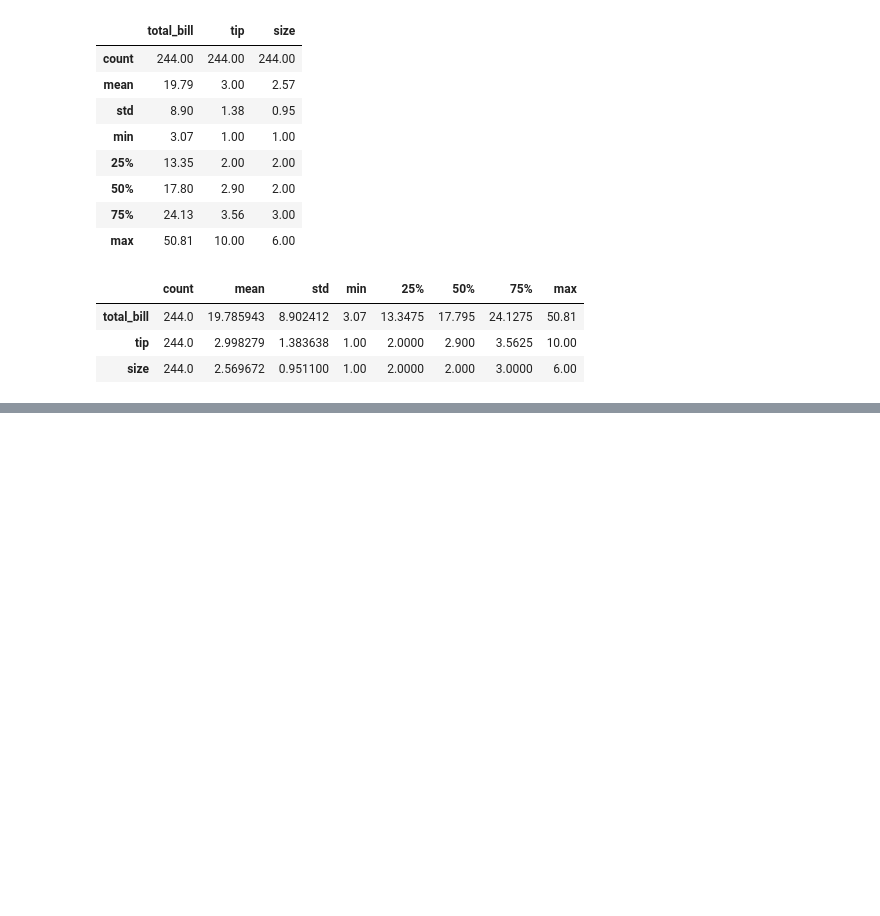
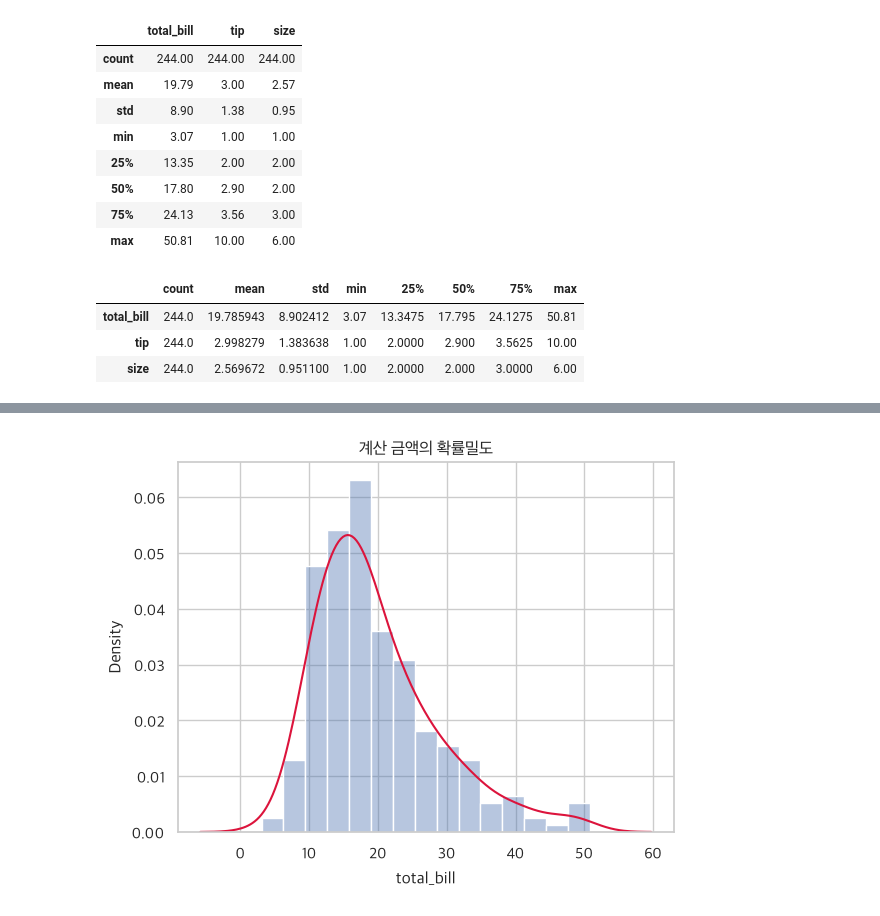
Before and after one commit to YoonTae98/machine_learning, a Jupyter notebook: 01.ipynb, the cells around one changed output, grey strips where cells are left out. Saved outputs shown, nothing was run; the diff lists cells and outputs as text; code cells hidden in the pictures; blank space fills up the shorter version.

```diff
--- a/01.ipynb
+++ b/01.ipynb
@@ -523,0 +554,7 @@ summary
+# %%
+sns.histplot(data = tips, x = "total_bill", stat = "density", bins = 15, alpha = 0.4)
+sns.kdeplot(data = tips, x = "total_bill", color = "crimson")
+plt.title("계산 금액의 확률밀도")
+plt.show()
+# %% [output]
+[figure, added]
```
Also changed, not shown: parts of 19 cells of this notebook.
